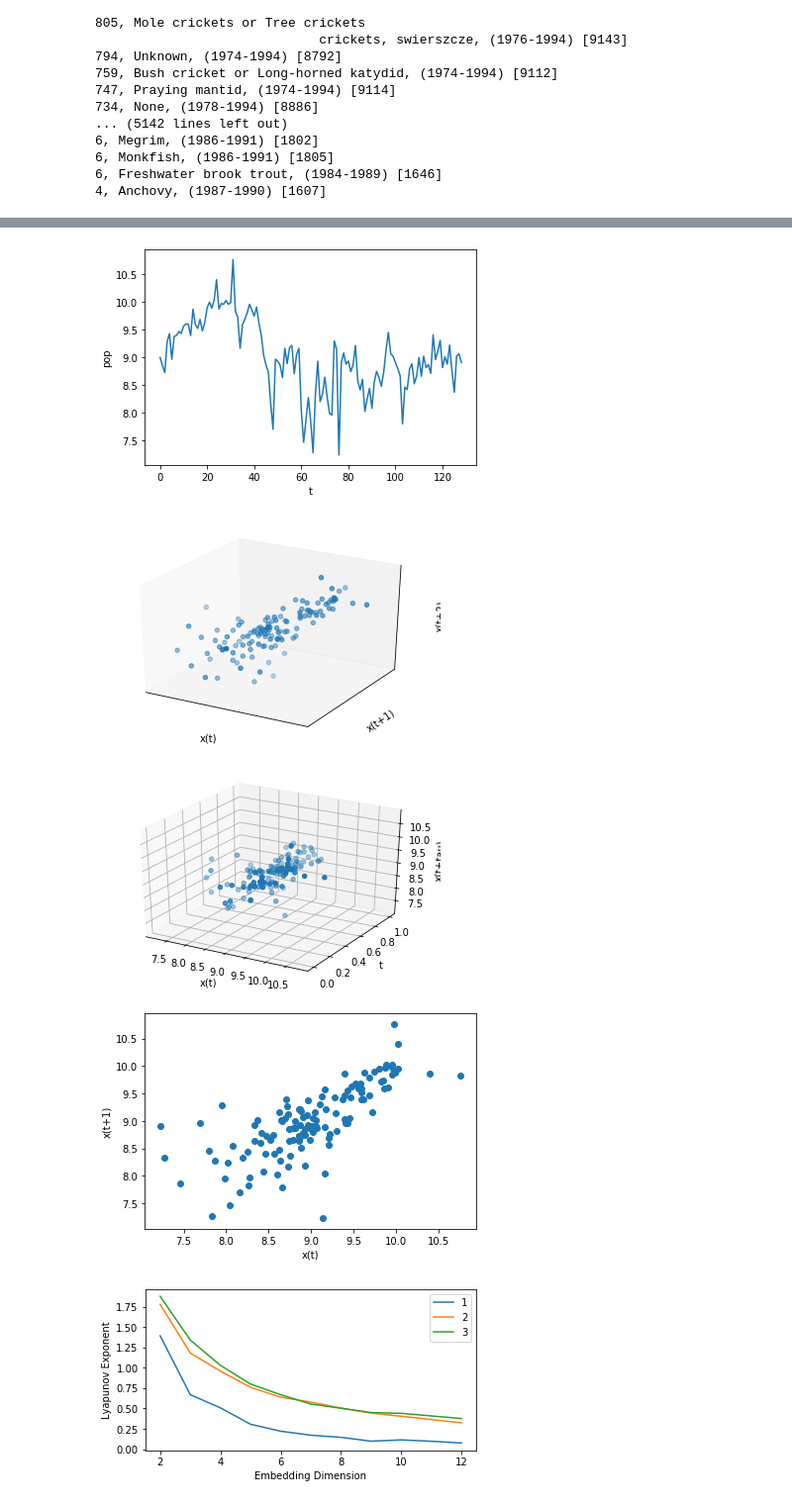
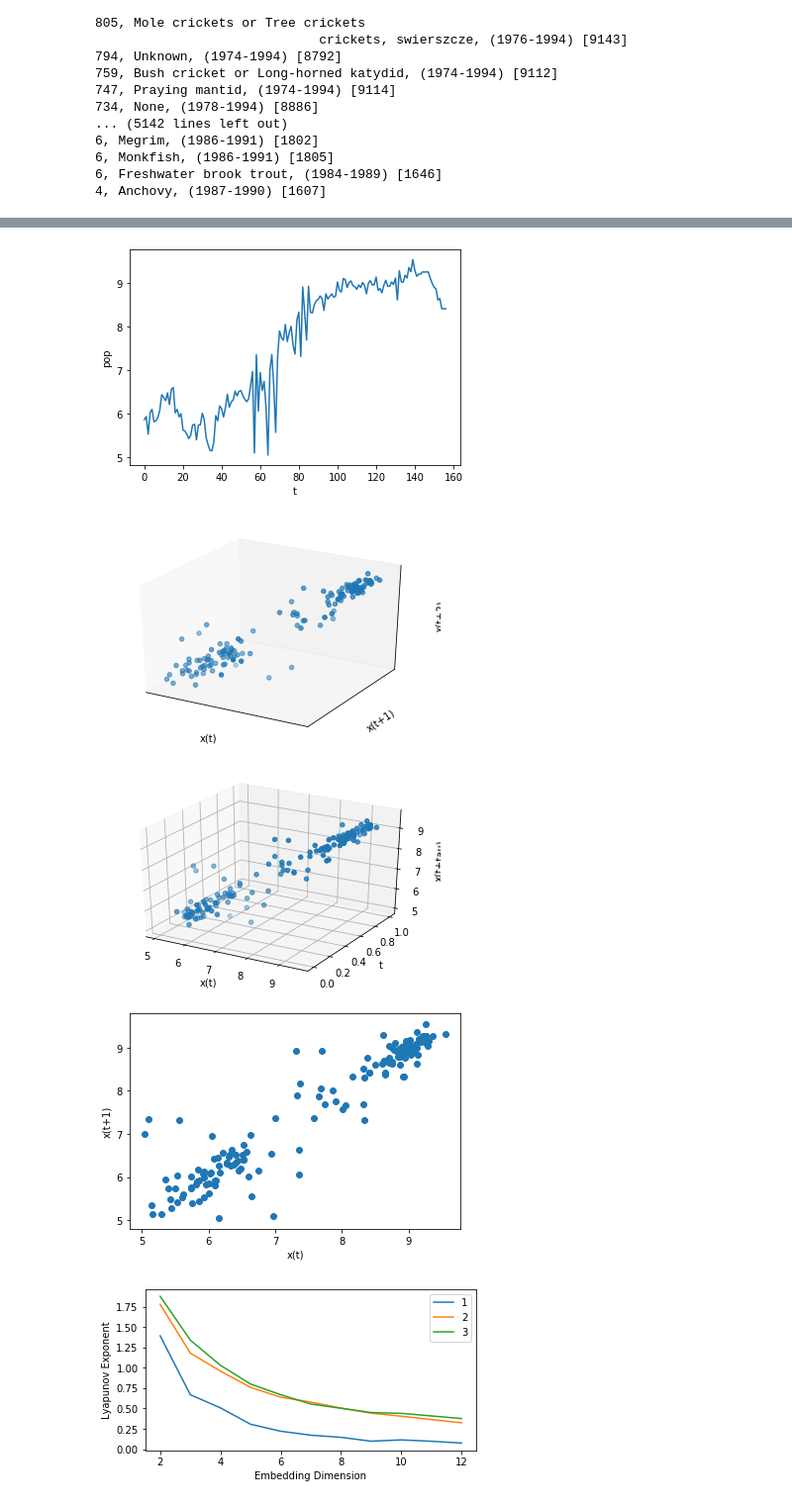
Before and after one commit to kenflat2/Nonlinear-Regression, a Jupyter notebook: GPDD NSMap.ipynb, the cells around one changed output, grey strips where cells are left out. Shown at 99% size. Cells and saved outputs as stored; diff of their text form; code cells hidden in the pictures.

```diff
--- a/GPDD NSMap.ipynb
+++ b/GPDD NSMap.ipynb
@@ -84,7 +71,7 @@ for i in meta["MainID"]:
 def getTimeSeries(t):
     return data.query(f"MainID == {t}")["Population"].to_numpy()
 # %%
-s = getTimeSeries(9723)
+s = getTimeSeries(9707)
 plotTS(s)
 s = np.log(s+1)
 s = s.reshape((s.shape[0],1))
@@ -98,7 +85,7 @@ poincare2d(s)
-[figure, old version]
+[figure, new version]
-[figure, old version]
+[figure, new version]
-[figure, old version]
+[figure, new version]
-[figure, old version]
+[figure, new version]
 # %%
 FNNplot(s)
 # %% [output]
```
Also changed, not shown: parts of 3 cells of this notebook, 2 other files.
